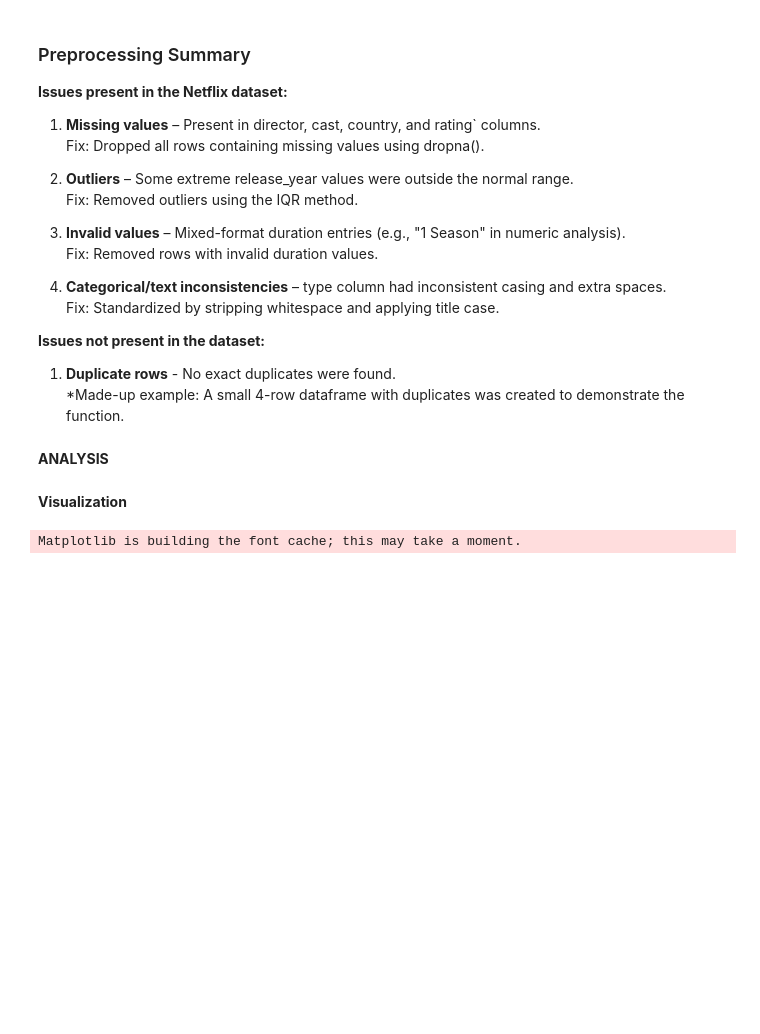
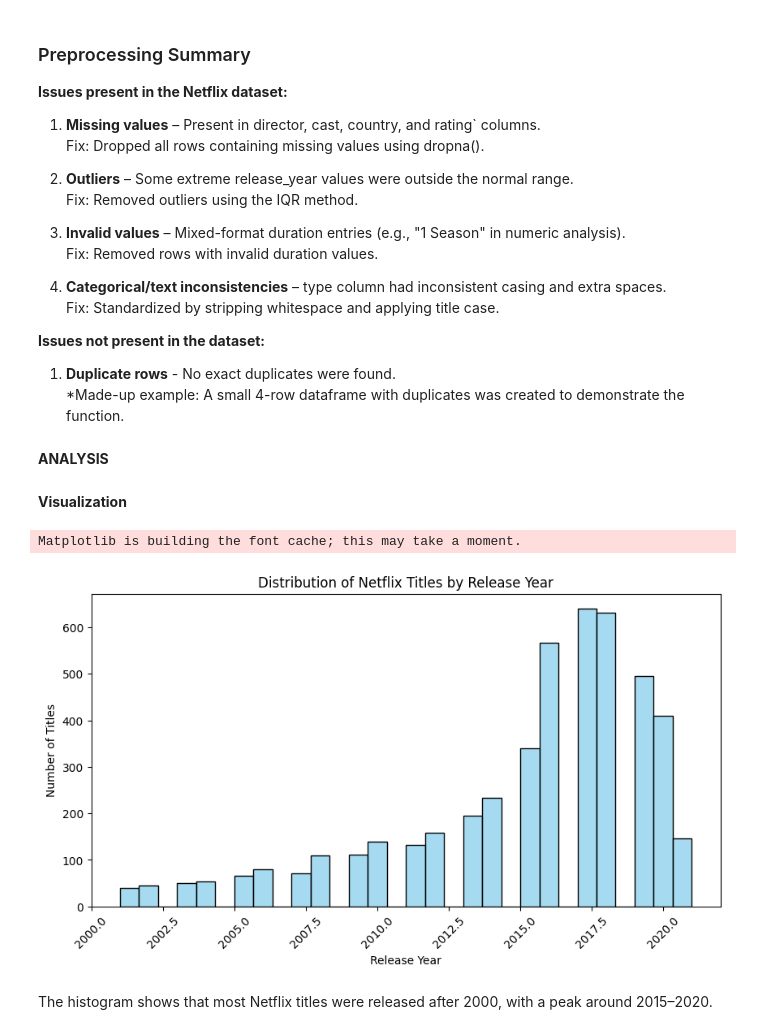
Before and after one commit to Edward-Koh/CS210-p2, a Jupyter notebook: diy_dataset.ipynb, the cells around one changed output. Drawn from its saved outputs; the diff is of its cells as text; code cells hidden in the pictures; blank space fills up the shorter version.

Commit message:
made histogram plot

```diff
--- a/diy_dataset.ipynb
+++ b/diy_dataset.ipynb
@@ -278,3 +278,17 @@ import matplotlib.pyplot as plt
 import seaborn as sns
 # %% [output]
 Matplotlib is building the font cache; this may take a moment.
+# %%
+# Histogram
+
+plt.figure(figsize=(10,5))
+sns.histplot(df['release_year'], bins=30, kde=False, color='skyblue')
+plt.title('Distribution of Netflix Titles by Release Year')
+plt.xlabel('Release Year')
+plt.ylabel('Number of Titles')
+plt.xticks(rotation=45)
+plt.show()
+# %% [output]
+[figure, added]
+# %% [markdown]
+The histogram shows that most Netflix titles were released after 2000, with a peak around 2015–2020.
```
